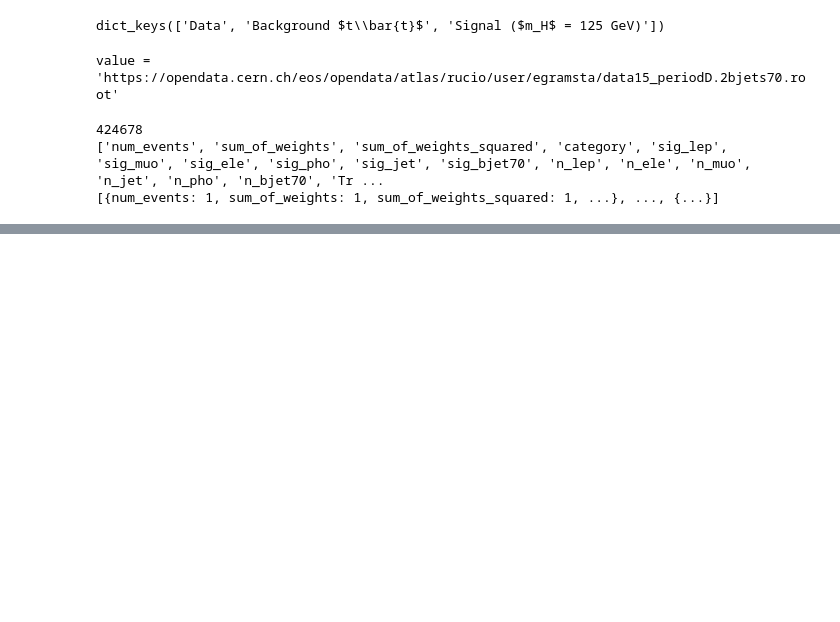
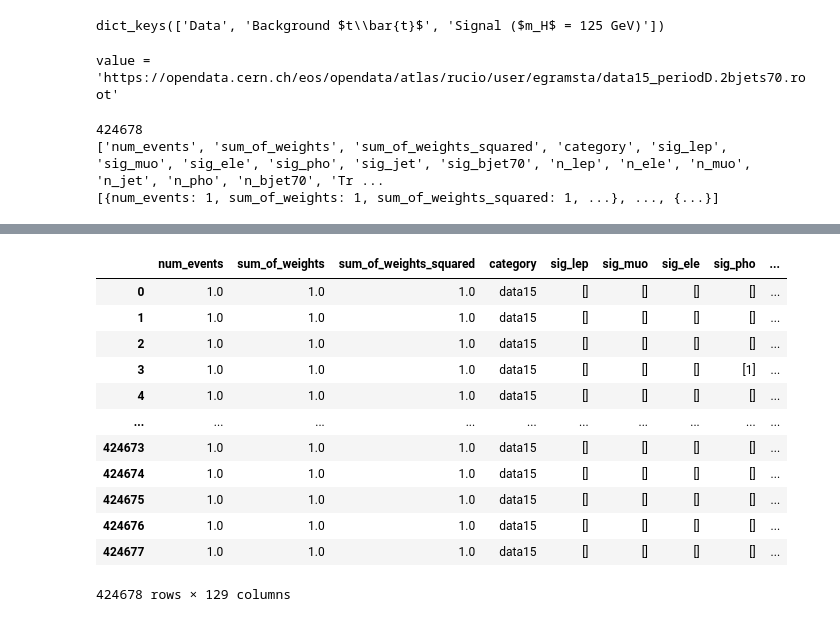
Before and after one commit to M0V1/IFIC-SummerSchool-2025, a Jupyter notebook: Htobb.ipynb, the cells around one changed output, grey strips where cells are left out. Drawn from its saved outputs; the diff is of its cells as text; code cells hidden in the pictures; blank space fills up the shorter version.

```diff
--- a/Htobb.ipynb
+++ b/Htobb.ipynb
@@ -112,0 +111,16 @@ TypeError: 'ClientResponseError' object is not subscriptable
+# %%
+df
+# %% [output]
+|  | num_events | sum_of_weights | sum_of_weights_squared | category | sig_lep | sig_muo | sig_ele | sig_pho | ... |
+| 0 | 1.0 | 1.0 | 1.0 | data15 | [] | [] | [] | [] | ... |
+| 1 | 1.0 | 1.0 | 1.0 | data15 | [] | [] | [] | [] | ... |
+| 2 | 1.0 | 1.0 | 1.0 | data15 | [] | [] | [] | [] | ... |
+| 3 | 1.0 | 1.0 | 1.0 | data15 | [] | [] | [] | [1] | ... |
+| 4 | 1.0 | 1.0 | 1.0 | data15 | [] | [] | [] | [] | ... |
+| ... | ... | ... | ... | ... | ... | ... | ... | ... | ... |
+| 424673 | 1.0 | 1.0 | 1.0 | data15 | [] | [] | [] | [] | ... |
+| 424674 | 1.0 | 1.0 | 1.0 | data15 | [] | [] | [] | [] | ... |
+| 424675 | 1.0 | 1.0 | 1.0 | data15 | [] | [] | [] | [] | ... |
+| 424676 | 1.0 | 1.0 | 1.0 | data15 | [] | [] | [] | [] | ... |
+| 424677 | 1.0 | 1.0 | 1.0 | data15 | [] | [] | [] | [] | ... |
+424678 rows × 129 columns
```
Also changed, not shown: parts of 6 cells of this notebook.
